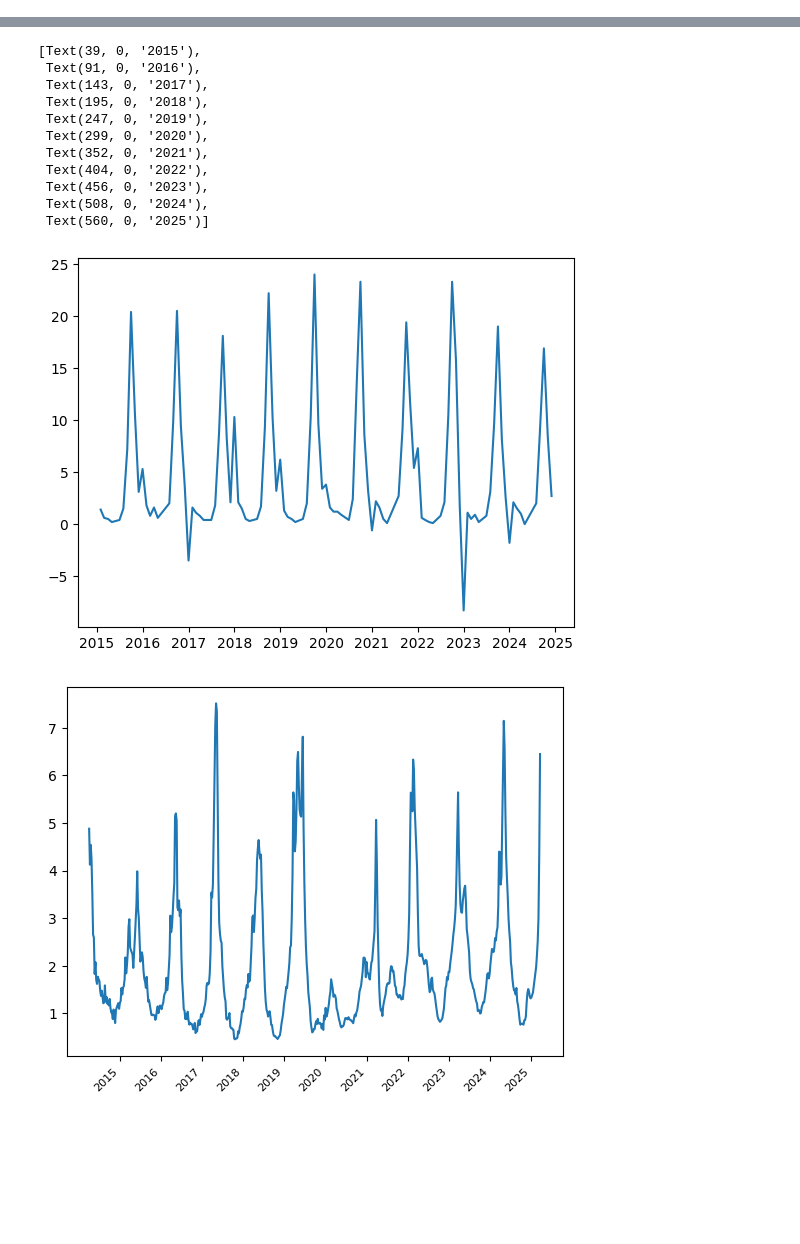
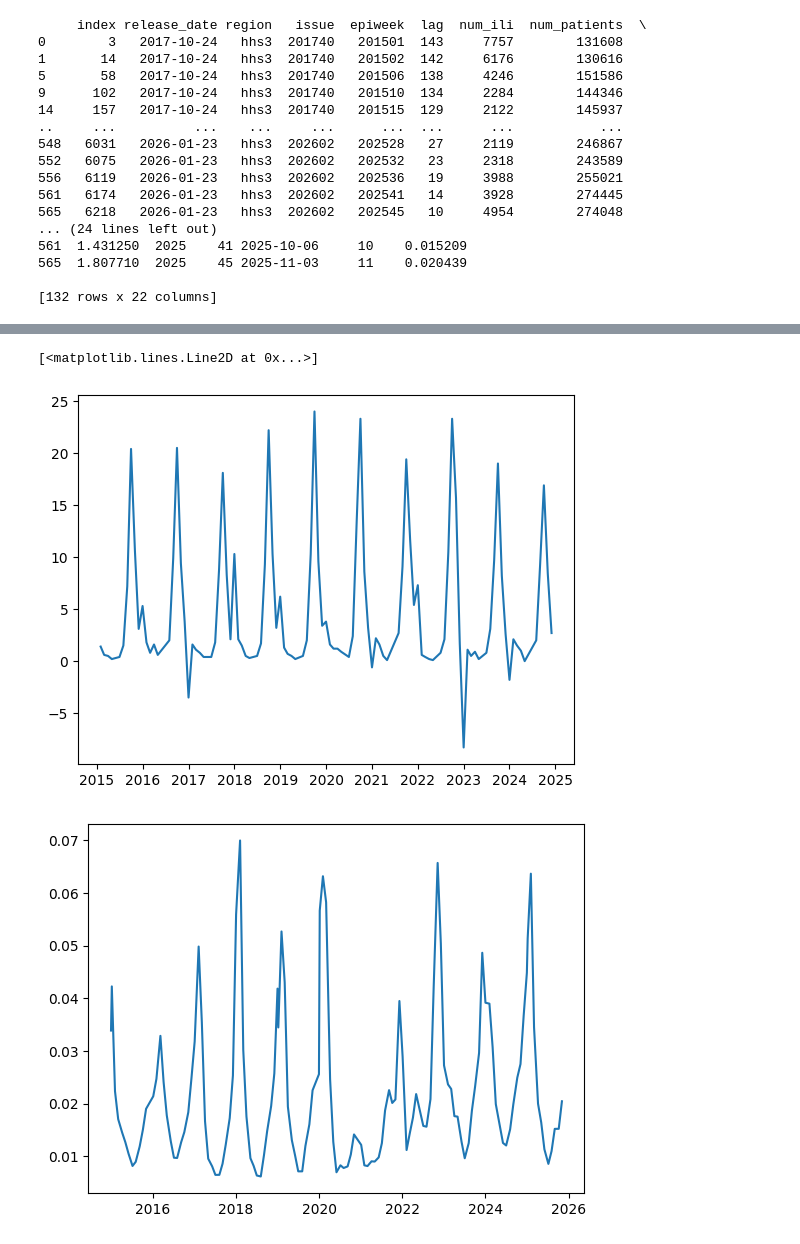
Before and after one commit to computationalUncertaintyLab/TSID, a Jupyter notebook: chp2.ipynb, the cells around one changed output, grey strips where cells are left out. Cells and saved outputs as stored; diff of their text form; code cells hidden in the pictures; blank space fills up the shorter version.

```diff
--- a/chp2.ipynb
+++ b/chp2.ipynb
@@ -4,11 +4,41 @@ import matplotlib.pyplot as plt
 d = pd.read_csv("./data/ili_data.csv")
 d_hhs3 = d.loc[ d.region == "hhs3" ].reset_index()
 
-#Ignore the next 4 lines
-d_hhs3["week"] = [  int(str(row.epiweek)[-2:])   for idx,row in d_nat.iterrows() ]
-d_hhs3["year"] = [  int(str(row.epiweek)[:-2])   for idx,row in d_nat.iterrows() ]
-x_ticks       = d_hhs3.loc[d_hhs3.week==40].index
-x_tick_labels = d_hhs3.loc[d_hhs3.week==40, "year"]
+
+d_hhs3["year"] = d_hhs3["epiweek"] // 100
+d_hhs3["week"] = d_hhs3["epiweek"] % 100
+d_hhs3["date"] = pd.to_datetime(
+    d_hhs3["year"].astype(str)
+    + "-W"
+    + d_hhs3["week"].astype(str).str.zfill(2)
+    + "-1",
+    format="%G-W%V-%u"
+)
+d_hhs3["month"] = d_hhs3["date"].dt.month
+d_hhs3["monthly_ili"] = (
+    d_hhs3.groupby(["year", "month"])["num_ili"].transform("sum") /
+    d_hhs3.groupby(["year", "month"])["num_patients"].transform("sum")
+)
+d_hhs3_unique = d_hhs3.drop_duplicates(subset="monthly_ili")
+print(d_hhs3_unique)
+# %% [output]
+     index release_date region   issue  epiweek  lag  num_ili  num_patients  \
+0        3   2017-10-24   hhs3  201740   201501  143     7757        131608
+1       14   2017-10-24   hhs3  201740   201502  142     6176        130616
+5       58   2017-10-24   hhs3  201740   201506  138     4246        151586
+9      102   2017-10-24   hhs3  201740   201510  134     2284        144346
+14     157   2017-10-24   hhs3  201740   201515  129     2122        145937
+..     ...          ...    ...     ...      ...  ...      ...           ...
+548   6031   2026-01-23   hhs3  202602   202528   27     2119        246867
+552   6075   2026-01-23   hhs3  202602   202532   23     2318        243589
+556   6119   2026-01-23   hhs3  202602   202536   19     3988        255021
+561   6174   2026-01-23   hhs3  202602   202541   14     3928        274445
+565   6218   2026-01-23   hhs3  202602   202545   10     4954        274048
+... (24 lines left out)
+561  1.431250  2025    41 2025-10-06     10    0.015209
+565  1.807710  2025    45 2025-11-03     11    0.020439
+
+[132 rows x 22 columns]
 # %%
 
 vax = pd.read_csv("./data/Influenza_Vaccination_Coverage_PA.csv")
@@ -25,9 +55,7 @@ fig, ax = plt.subplots()
 plt.plot (vax_2015_2025["Date"],vax_2015_2025["New_per_Month"])
 
 fig, ax = plt.subplots()
-ax.plot(d_hhs3["wili"])
-ax.set_xticks(x_ticks)
-ax.set_xticklabels(x_tick_labels, rotation =45, ha ="right", fontsize=8)
+plt.plot (d_hhs3_unique['date'], d_hhs3_unique['monthly_ili'])
 # %% [output]
                Vaccine     Geography  FIPS     Year  Month   Dimension  \
 58  Seasonal Influenza  Pennsylvania    42  2015-16      2  >=6 Months
@@ -49,14 +77,4 @@ ax.set_xticklabels(x_tick_labels, rotation =45, ha ="right", fontsize=8)
-[Text(39, 0, '2015'),
- Text(91, 0, '2016'),
- Text(143, 0, '2017'),
- Text(195, 0, '2018'),
- Text(247, 0, '2019'),
- Text(299, 0, '2020'),
- Text(352, 0, '2021'),
- Text(404, 0, '2022'),
- Text(456, 0, '2023'),
- Text(508, 0, '2024'),
- Text(560, 0, '2025')]
+[<matplotlib.lines.Line2D at 0x...>]
 [figure]
-[figure, old version]
+[figure, new version]
 # %%
```
Also changed, not shown: parts of 2 cells of this notebook, 1 other file.
